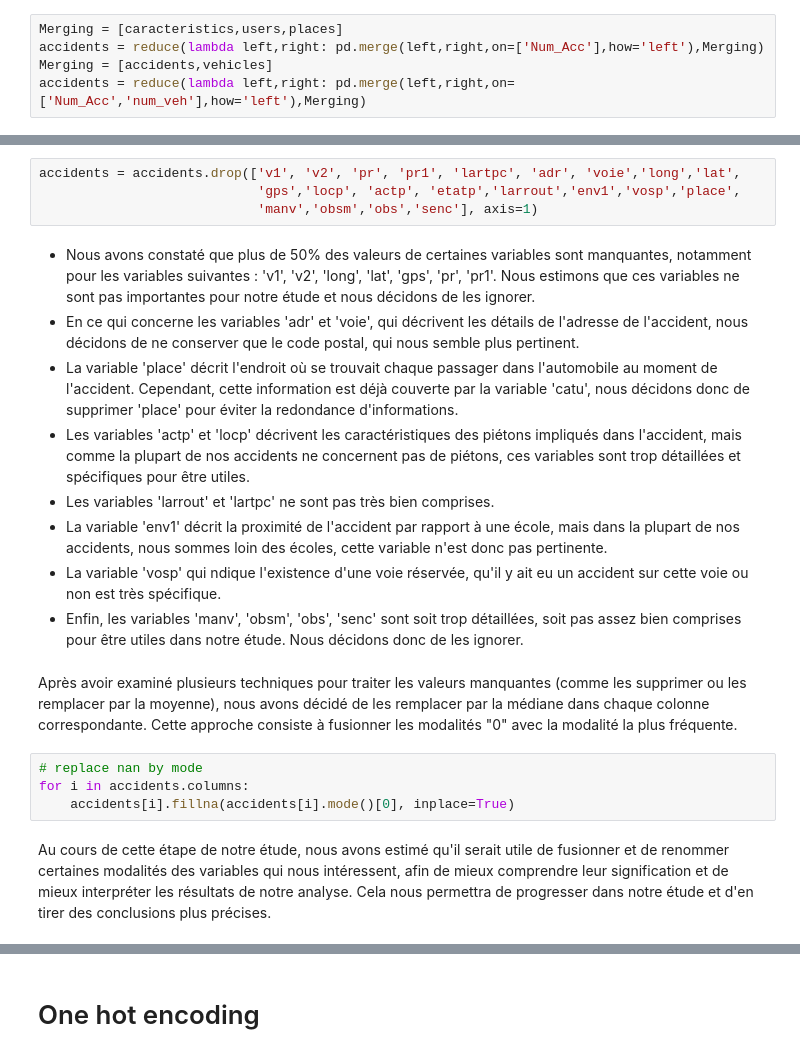
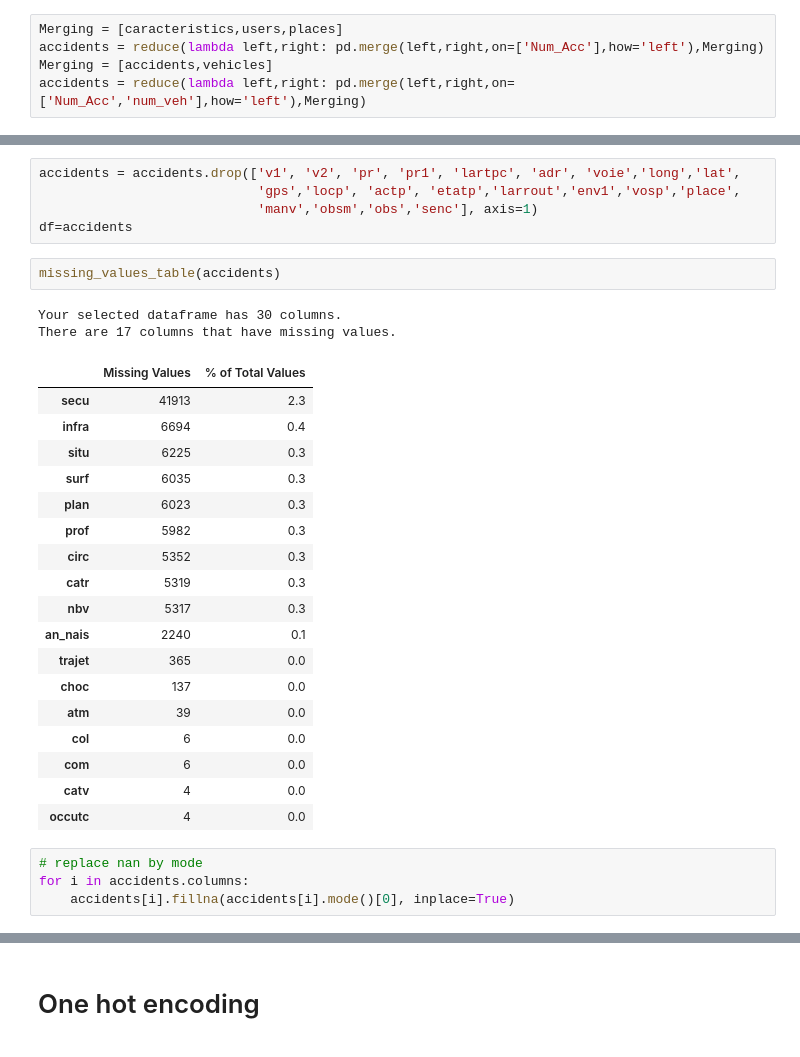
Before and after one commit to djdjsaf/Accidents-en-france-python, a Jupyter notebook: Projet python ohe.ipynb, the cells around one changed output, grey strips where cells are left out. Saved outputs shown, nothing was run; the diff lists cells and outputs as text.

```diff
--- a/Projet python ohe.ipynb
+++ b/Projet python ohe.ipynb
@@ -109,20 +107,31 @@ There are 38 columns that have missing values.
 accidents = accidents.drop(['v1', 'v2', 'pr', 'pr1', 'lartpc', 'adr', 'voie','long','lat',
                             'gps','locp', 'actp', 'etatp','larrout','env1','vosp','place',
                             'manv','obsm','obs','senc'], axis=1)
+df=accidents
-# %% [markdown]
-- Nous avons constaté que plus de 50% des valeurs de certaines variables sont manquantes, notamment pour les variables suivantes : 'v1', 'v2', 'long', 'lat', 'gps', 'pr', 'pr1'. Nous estimons que ces variables ne sont pas importantes pour notre étude et nous décidons de les ignorer.
-- En ce qui concerne les variables 'adr' et 'voie', qui décrivent les détails de l'adresse de l'accident, nous décidons de ne conserver que le code postal, qui nous semble plus pertinent.
-- La variable 'place' décrit l'endroit où se trouvait chaque passager dans l'automobile au moment de l'accident. Cependant, cette information est déjà couverte par la variable 'catu', nous décidons donc de supprimer 'place' pour éviter la redondance d'informations.
-- Les variables 'actp' et 'locp' décrivent les caractéristiques des piétons impliqués dans l'accident, mais comme la plupart de nos accidents ne concernent pas de piétons, ces variables sont trop détaillées et spécifiques pour être utiles.
-- Les variables 'larrout' et 'lartpc' ne sont pas très bien comprises.
-- La variable 'env1' décrit la proximité de l'accident par rapport à une école, mais dans la plupart de nos accidents, nous sommes loin des écoles, cette variable n'est donc pas pertinente.
-- La variable 'vosp' qui ndique l'existence d'une voie réservée, qu'il y ait eu un accident sur cette voie ou non est très spécifique.
-- Enfin, les variables 'manv', 'obsm', 'obs', 'senc' sont soit trop détaillées, soit pas assez bien comprises pour être utiles dans notre étude. Nous décidons donc de les ignorer.
-# %% [markdown]
-Après avoir examiné plusieurs techniques pour traiter les valeurs manquantes (comme les supprimer ou les remplacer par la moyenne), nous avons décidé de les remplacer par la médiane dans chaque colonne correspondante. Cette approche consiste à fusionner les modalités "0" avec la modalité la plus fréquente.
+# %%
+missing_values_table(accidents)
+# %% [output]
+Your selected dataframe has 30 columns.
+There are 17 columns that have missing values.
+|  | Missing Values | % of Total Values |
+| secu | 41913 | 2.3 |
+| infra | 6694 | 0.4 |
+| situ | 6225 | 0.3 |
+| surf | 6035 | 0.3 |
+| plan | 6023 | 0.3 |
+| prof | 5982 | 0.3 |
+| circ | 5352 | 0.3 |
+| catr | 5319 | 0.3 |
+| nbv | 5317 | 0.3 |
+| an_nais | 2240 | 0.1 |
+| trajet | 365 | 0.0 |
+| choc | 137 | 0.0 |
+| atm | 39 | 0.0 |
+| col | 6 | 0.0 |
+| com | 6 | 0.0 |
+| catv | 4 | 0.0 |
+| occutc | 4 | 0.0 |
 # %%
 # replace nan by mode
 for i in accidents.columns:
     accidents[i].fillna(accidents[i].mode()[0], inplace=True)
-# %% [markdown]
-Au cours de cette étape de notre étude, nous avons estimé qu'il serait utile de fusionner et de renommer certaines modalités des variables qui nous intéressent, afin de mieux comprendre leur signification et de mieux interpréter les résultats de notre analyse. Cela nous permettra de progresser dans notre étude et d'en tirer des conclusions plus précises.
```
Also changed, not shown: parts of 56 cells of this notebook.
